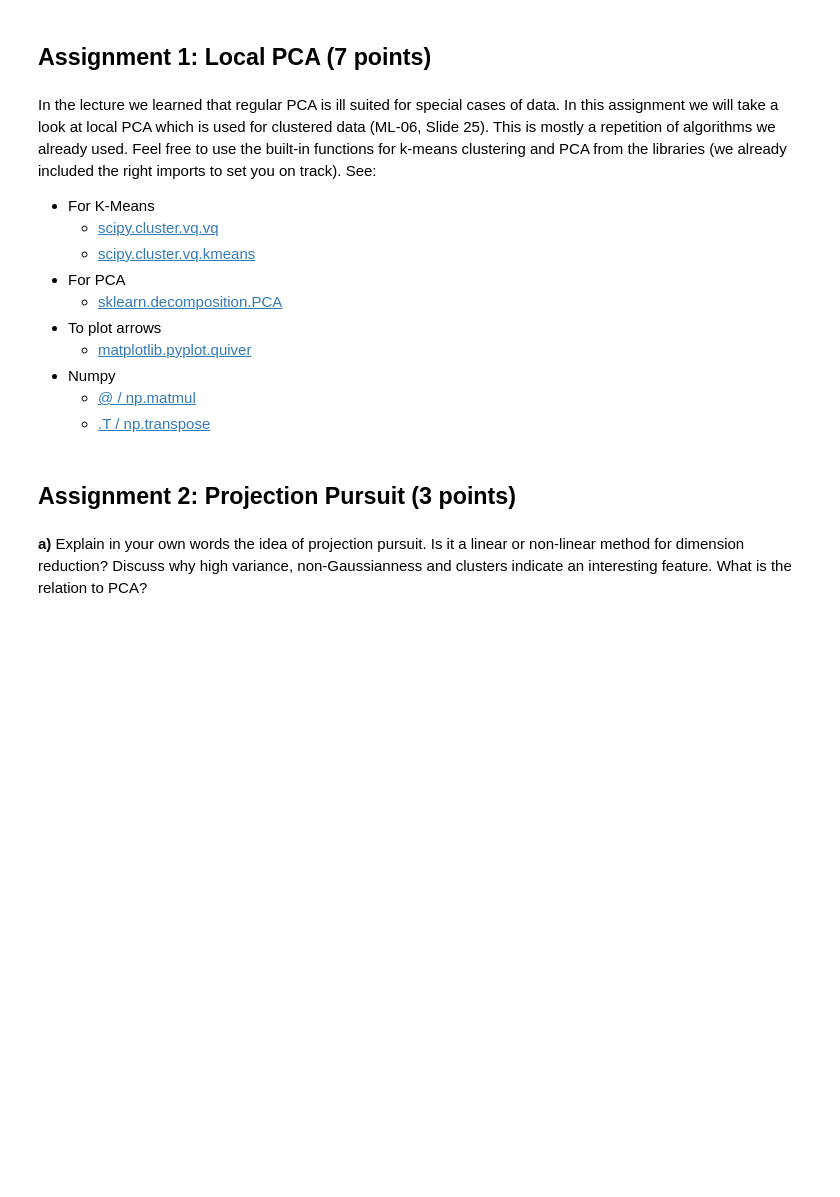
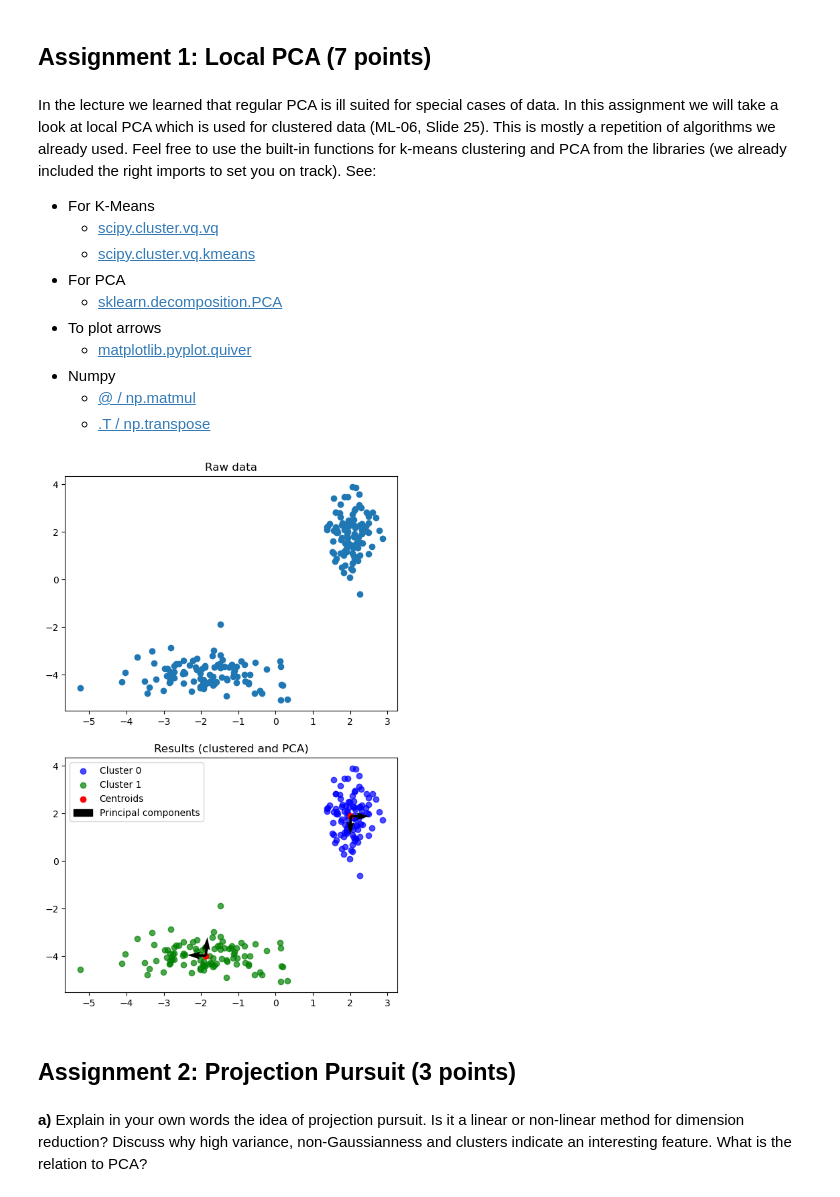
Before and after one commit to Mini11e/ML, a Jupyter notebook: hw07/sheet07.ipynb, the cells around one changed output. Drawn from its saved outputs; the diff is of its cells as text; code cells hidden in the pictures; blank space fills up the shorter version.

```diff
--- a/hw07/sheet07.ipynb
+++ b/hw07/sheet07.ipynb
@@ -38,30 +38,92 @@ In the lecture we learned that regular PCA is ill suited for special cases of da
     * [.T / np.transpose](https://numpy.org/doc/stable/reference/generated/numpy.transpose.html#numpy.transpose)
 # %%
 %matplotlib notebook
+%matplotlib inline
 
 import numpy as np
 import numpy.random as rnd
 import matplotlib.pyplot as plt
+import matplotlib.patches as mpatches
 
 from numpy.random import multivariate_normal as multNorm
 
-from scipy.cluster.vq import kmeans, vq
+from scipy.cluster.vq import kmeans, vq, whiten
 from sklearn.decomposition import PCA
 
 np.random.seed(42)
 
 # Generate clustered data - you may plot the data to take a look at it
 data = np.vstack((multNorm([2, 2], [[0.1, 0], [0, 1]], 100),
                   multNorm([-2, -4], [[1, 0], [0, 0.3]], 100)))
 
-# TODO: Apply k-means to the data.
-# YOUR CODE HERE
+# create figure
+fig, axes = plt.subplots(2)
+fig.set_figheight(10)
+# plot normal data
+axes[0].scatter(data[:,0], data[:,1])
+axes[0].set_title("Raw data")
 
-# TODO: Apply PCA for each cluster and store each two largest components.
-# YOUR CODE HERE
+whitened_data = data # naming remainder from experiments...
 
-# TODO: Plot the results of k-means and local PCA
-# YOUR CODE HERE
+n_centroids = 2
+# Apply k-means to the data.
+codebook, _ = kmeans(whitened_data, n_centroids) # centroids, distortion
+
+# create array where for each data point a label for the cluster is denoted
+labels, _ = vq(whitened_data, codebook)
+
+
+data_1 = []
+data_0 = []
+
+# assign all datapoints to their clusters
+for i, elem in enumerate(labels):
+    if labels[i] == 0:
+        data_0.append(data[i])
+    elif labels[i] == 1:
+        data_1.append(data[i])
+
+data_0 = np.array(data_0)
+data_1 = np.array(data_1)
+
+# Apply PCA for each cluster and store each two largest components.
+pca = PCA(n_components=2) # keep 2 components
+
+#reduced_1 = pca.fit_transform(data_1)
+
+comp_1 = pca.fit(data_1).components_ # eigenvecs for cluster 1
+
+#c = pca.fit(data_1).explained_variance_ # eigevals
+
+comp_0 = pca.fit(data_0).components_ # eigenvecs for cluster 0
+
+#reduced_0 = pca.fit_transform(data_0)
+
+# Plot the results of k-means and local PCA
+
+# plot clustered data
+cluster_0 = axes[1].scatter(data_0[:,0], data_0[:,1], c = "b", alpha = 0.7)
+cluster_1 = axes[1].scatter(data_1[:,0], data_1[:,1], c = "g", alpha = 0.7)
+
+# plot centroids
+centroids = axes[1].scatter(codebook[:,0], codebook[:,1], c='r')
+
+# plot principal components (largest eigenvectors)
+axes[1].quiver(codebook[0][0], codebook[0][1], comp_0[0][0], comp_0[0][1], angles='xy', scale_units='xy')
+axes[1].quiver(codebook[0][0], codebook[0][1], comp_0[1][0], comp_0[1][1], angles='xy', scale_units='xy')
+axes[1].quiver(codebook[1][0], codebook[1][1], comp_1[0][0], comp_1[0][1], angles='xy', scale_units='xy')
+axes[1].quiver(codebook[1][0], codebook[1][1], comp_1[1][0], comp_1[1][1], angles='xy', scale_units='xy')
+
+# create object for legend
+arrow = mpatches.Patch(color = "black")
+
+# create title, legend
+axes[1].set_title("Results (clustered and PCA)")
+axes[1].legend(handles=[cluster_0, cluster_1, centroids, arrow], labels=["Cluster 0", "Cluster 1", "Centroids", "Principal components"])
+
+plt.show()
+# %% [output]
+[figure, added]
 # %% [markdown]
 ## Assignment 2: Projection Pursuit (3 points)
 # %% [markdown]
```
Also changed, not shown: parts of 1 cell of this notebook.
